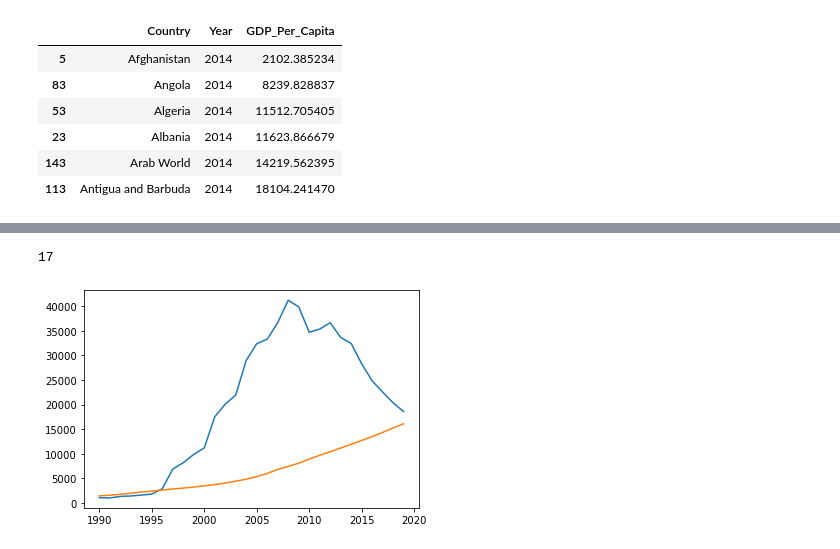
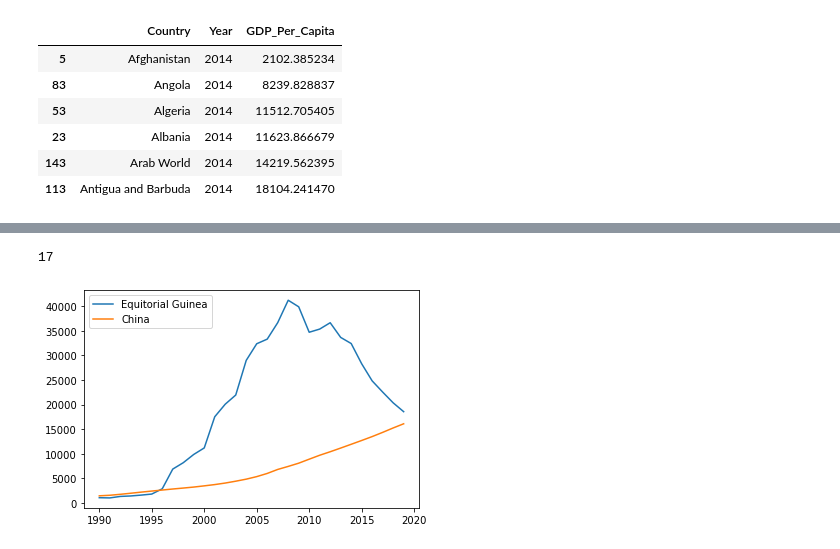
Before and after one commit to nss-data-science-cohort-5/un_exploration-CReihsmann, a Jupyter notebook: notebooks/un-exploration/UN_Data_Exploration.ipynb, the cells around one changed output, grey strips where cells are left out. Drawn from its saved outputs; the diff is of its cells as text; code cells hidden in the pictures.

```diff
--- a/notebooks/un-exploration/UN_Data_Exploration.ipynb
+++ b/notebooks/un-exploration/UN_Data_Exploration.ipynb
@@ -193,17 +169,22 @@ gdp_pivoted.sort_values("Percent_Change", ascending=True)
-# %%
-sum(gdp_pivoted["Percent_Change"]<0)
-# %% [output]
-17
+# %%
+#Number of countries with negative percent change
+sum(gdp_pivoted["Percent_Change"]<0)
+# %% [output]
+17
 # %%
-gdp_eguinea = gdp_df[gdp_df["Country"].isin(["Equatorial Guinea"])].pivot_table(values="GDP_Per_Capita",
+#Plot of the countries with the top two greatest change in GDP_per_capita
+gdp_eguinea = gdp_df[gdp_df["Country"].
+                     isin(["Equatorial Guinea"])].pivot_table(values="GDP_Per_Capita",
                                                                 index="Year",
                                                                 columns="Country")
-gdp_china = gdp_df[gdp_df["Country"].isin(["China"])].pivot_table(values="GDP_Per_Capita",
+gdp_china = gdp_df[gdp_df["Country"].
+                   isin(["China"])].pivot_table(values="GDP_Per_Capita",
                                                                 index="Year",
                                                                 columns="Country")
 
 plt.plot(gdp_eguinea)
 plt.plot(gdp_china)
+plt.legend(["Equitorial Guinea", "China"])
 plt.show()
 # %% [output]
-[figure, old version]
+[figure, new version]
```
Also changed, not shown: parts of 17 cells of this notebook.
